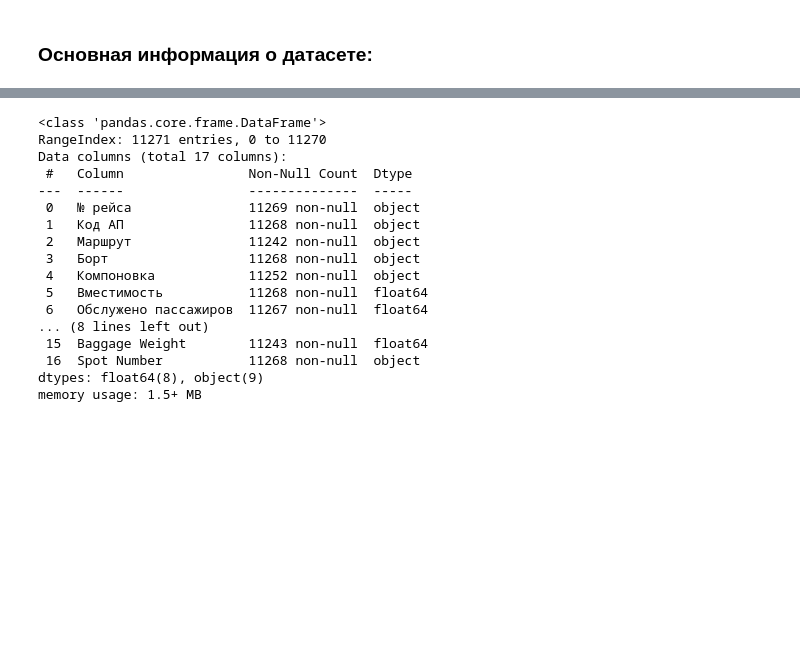
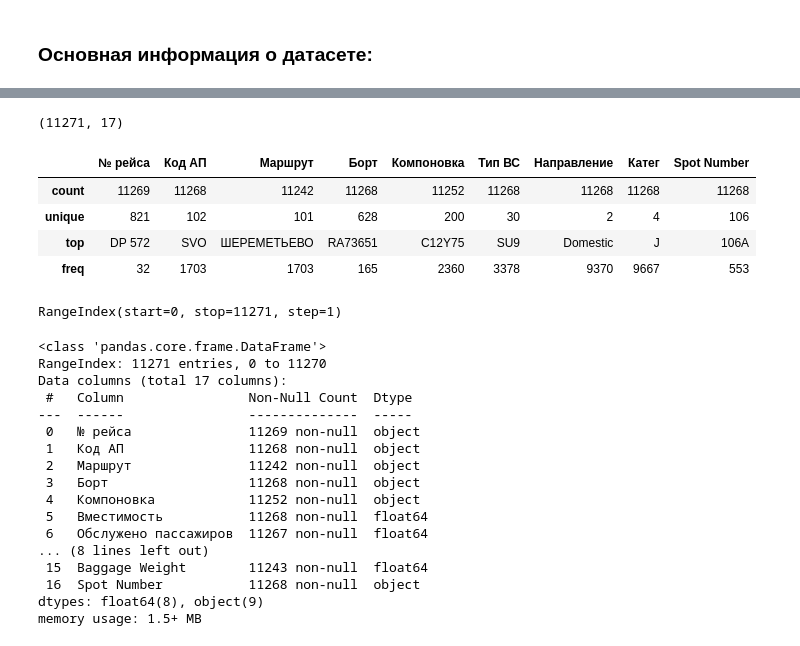
Before and after one commit to trxmaschine/homewrks, a Jupyter notebook: Home_works_2.ipynb, the cells around one changed output, grey strips where cells are left out. Cells and saved outputs as stored; diff of their text form; code cells hidden in the pictures; blank space fills up the shorter version.

```diff
--- a/Home_works_2.ipynb
+++ b/Home_works_2.ipynb
@@ -28,6 +28,22 @@ df.describe()
 | 50% | 148.000000 | 1.230000e+02 | 1.170000e+02 | 5.000000 | 0.000000 | 73.500000 | 1.0 | 492.000000 |
 | 75% | 189.000000 | 1.710000e+02 | 1.610000e+02 | 9.000000 | 1.000000 | 77.337000 | 1.0 | 844.000000 |
 | max | 457.000000 | 1.430415e+06 | 1.351253e+06 | 78169.000000 | 10431.000000 | 803911.357000 | 1.0 | 11106.000000 |
+# %%
+df.shape
+# %% [output]
+(11271, 17)
+# %%
+df.select_dtypes(include=['object']).describe()
+# %% [output]
+|  | № рейса | Код АП | Маршрут | Борт | Компоновка | Тип ВС | Направление | Катег | Spot Number |
+| count | 11269 | 11268 | 11242 | 11268 | 11252 | 11268 | 11268 | 11268 | 11268 |
+| unique | 821 | 102 | 101 | 628 | 200 | 30 | 2 | 4 | 106 |
+| top | DP 572 | SVO | ШЕРЕМЕТЬЕВО | RA73651 | C12Y75 | SU9 | Domestic | J | 106A |
+| freq | 32 | 1703 | 1703 | 165 | 2360 | 3378 | 9370 | 9667 | 553 |
+# %%
+df.index
+# %% [output]
+RangeIndex(start=0, stop=11271, step=1)
 # %%
 df.info()
 # %% [output]
```
Also changed, not shown: parts of 24 cells of this notebook.
